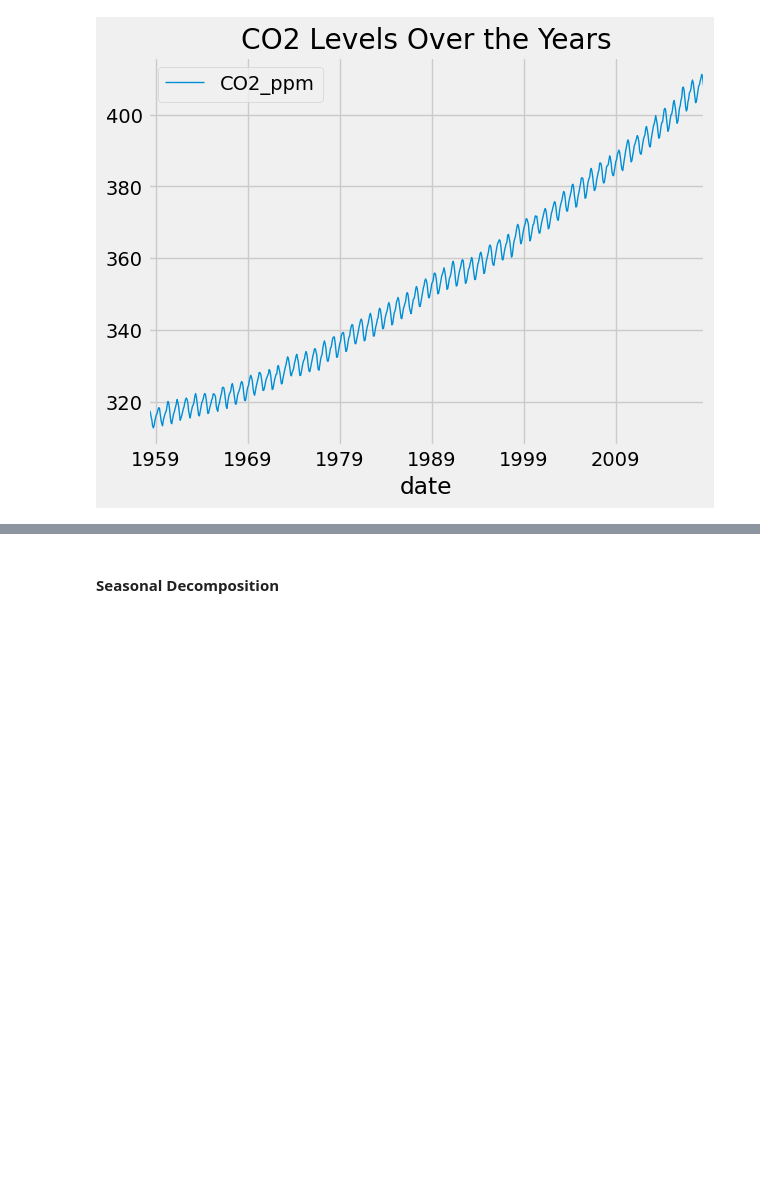
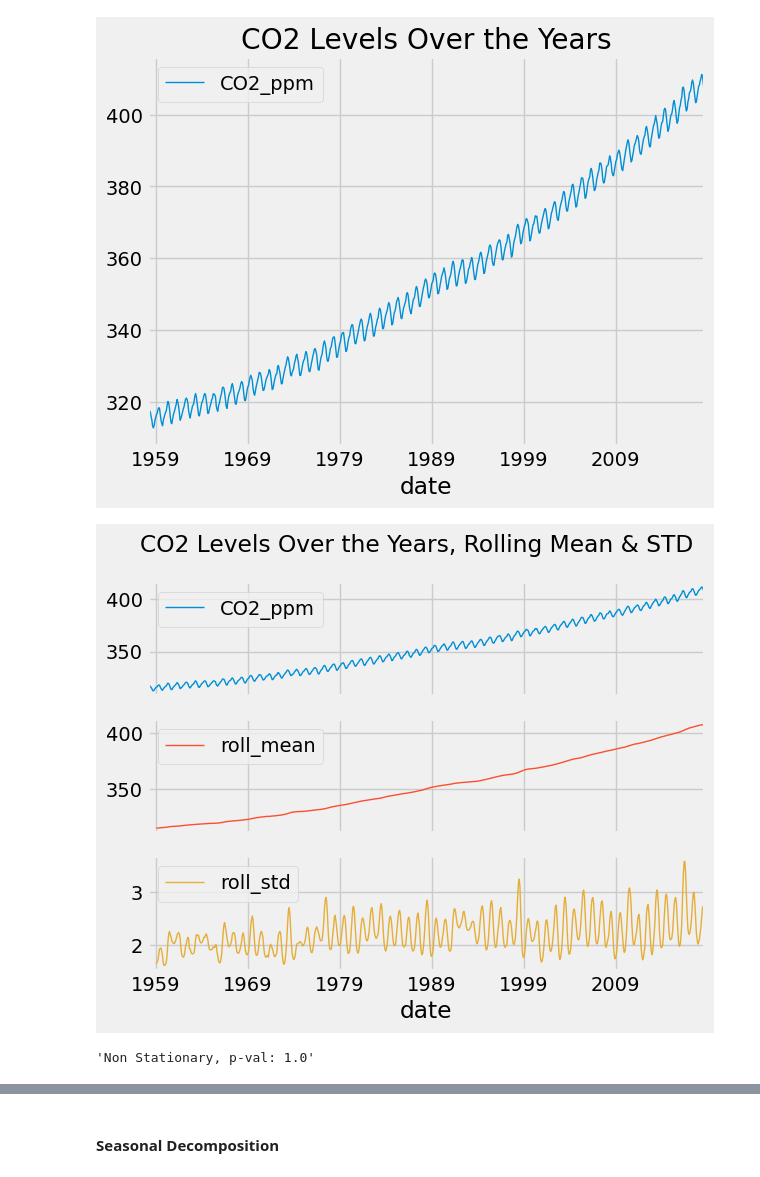
Before and after one commit to debhere/Experiments, a Jupyter notebook: CO2 Levels/co2_levels_V0.1.ipynb, the cells around one changed output, grey strips where cells are left out. Saved outputs shown, nothing was run; the diff lists cells and outputs as text; code cells hidden in the pictures; blank space fills up the shorter version.

Commit message:
co2 levels notebook

```diff
--- a/CO2 Levels/co2_levels_V0.1.ipynb
+++ b/CO2 Levels/co2_levels_V0.1.ipynb
@@ -42,3 +48,11 @@ co.plot(title="CO2 Levels Over the Years", linewidth=1)
 plt.show()
 # %% [output]
 [figure]
+# %%
+co['roll_mean'] = co["CO2_ppm"].rolling(12).mean()
+co['roll_std'] = co["CO2_ppm"].rolling(12).std()
+# %%
+co.plot(title="CO2 Levels Over the Years, Rolling Mean & STD", linewidth=1, subplots=True)
+plt.show()
+# %% [output]
+[figure, added]
@@ -44,0 +66,4 @@ plt.show()
+# %%
+check_stationarity(co, 'CO2_ppm')
+# %% [output]
+'Non Stationary, p-val: 1.0'
```
Also changed, not shown: parts of 15 cells of this notebook.
